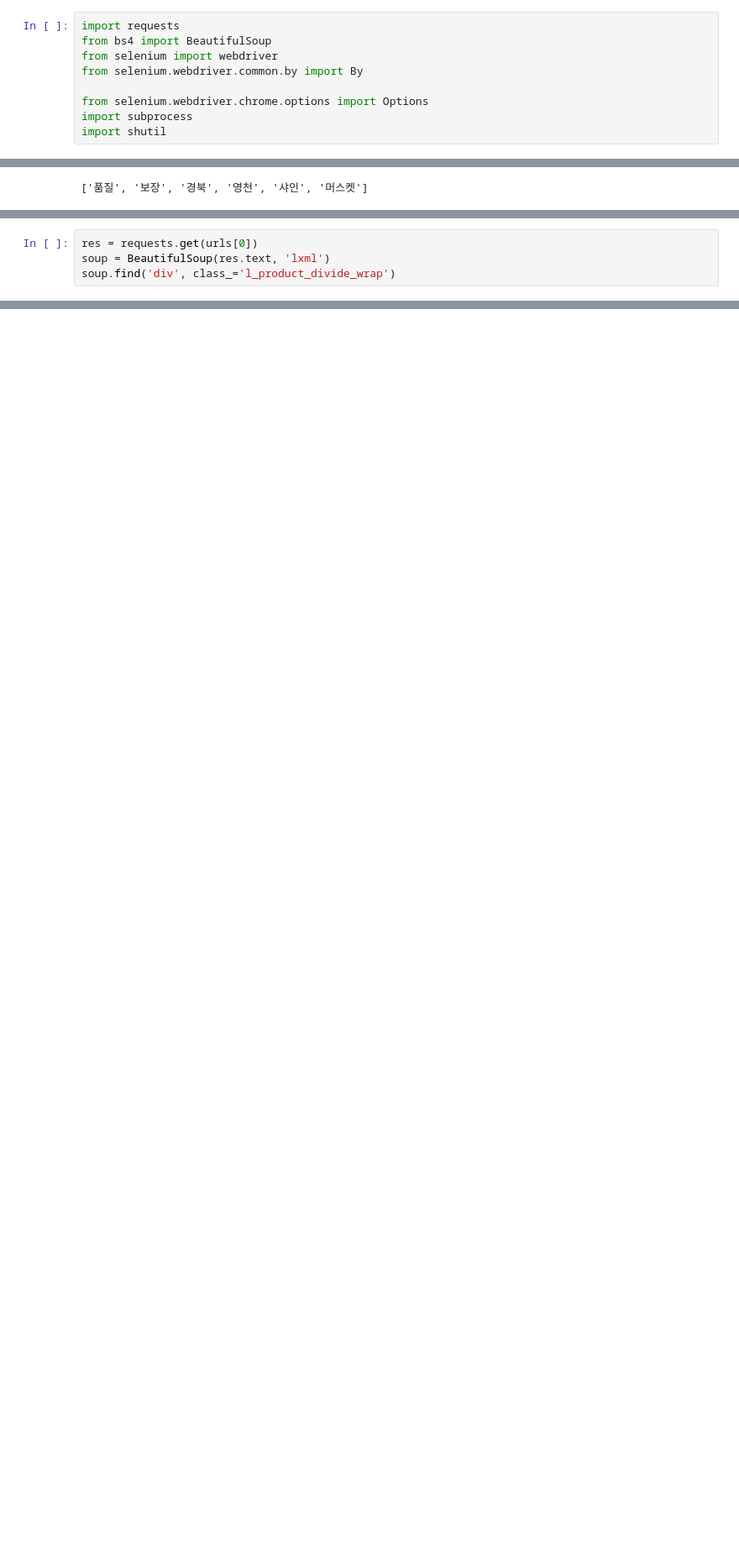
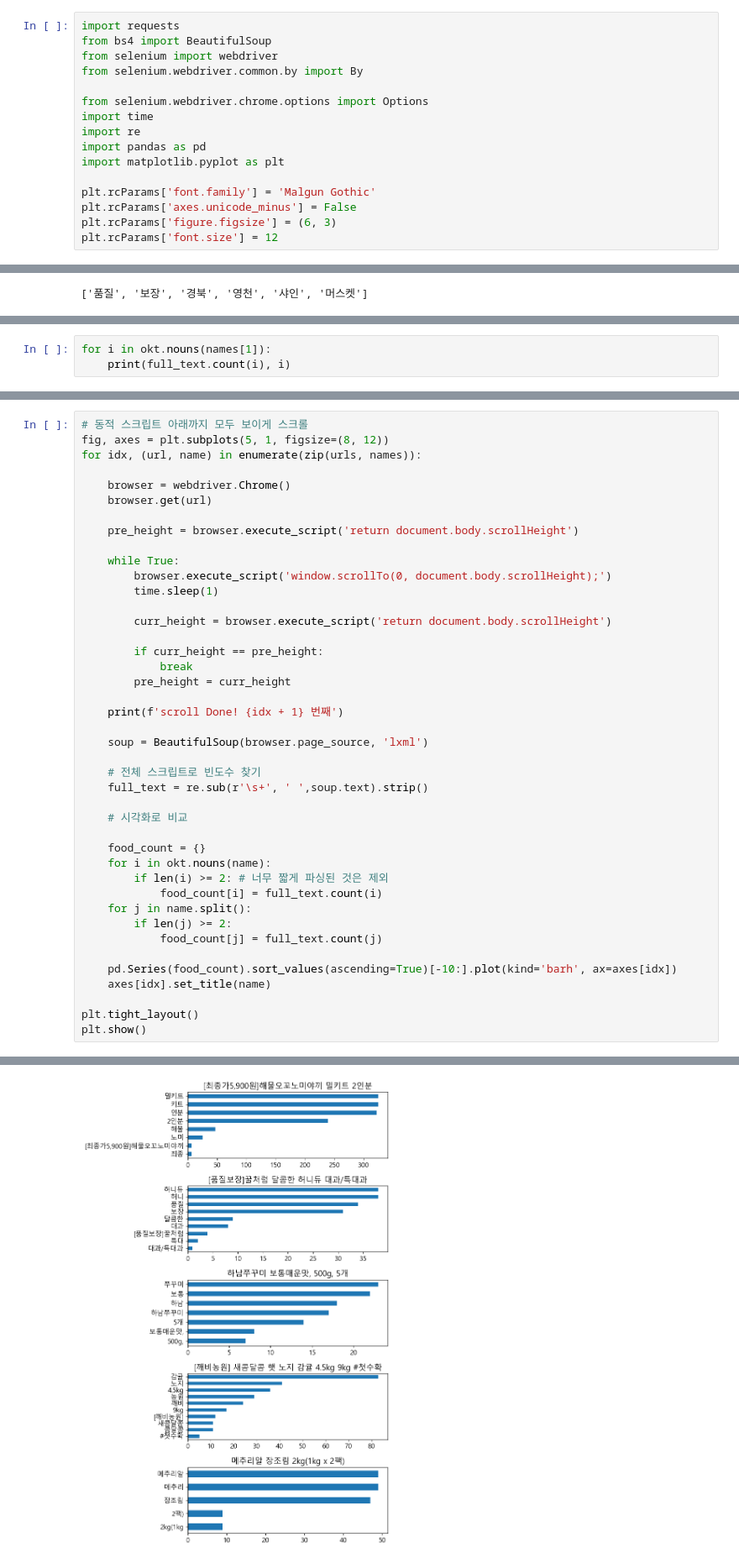
Before and after one commit to doxgxxn/auto_blog, a Jupyter notebook: blog_project copy.ipynb, the cells around one changed output, grey strips where cells are left out. Shown: that part at 84% size. Drawn from its saved outputs; the diff is of its cells as text; blank space fills up the shorter version.

Commit message:
comparison graph (barh)

```diff
--- a/blog_project copy.ipynb
+++ b/blog_project copy.ipynb
@@ -47,8 +49,15 @@ from selenium import webdriver
 from selenium.webdriver.common.by import By
 
 from selenium.webdriver.chrome.options import Options
-import subprocess
-import shutil
+import time
+import re
+import pandas as pd
+import matplotlib.pyplot as plt
+
+plt.rcParams['font.family'] = 'Malgun Gothic'
+plt.rcParams['axes.unicode_minus'] = False
+plt.rcParams['figure.figsize'] = (6, 3)
+plt.rcParams['font.size'] = 12
 # %%
 from konlpy.tag import Okt
 # %%
@@ -130,4 +114,0 @@ for i in names:
-# %%
-res = requests.get(urls[0])
-soup = BeautifulSoup(res.text, 'lxml')
-soup.find('div', class_='l_product_divide_wrap')
@@ -153,0 +115,3 @@ soup.find_all('strong')
+# %%
+for i in okt.nouns(names[1]):
+    print(full_text.count(i), i)
@@ -153,0 +124,43 @@ soup.find_all('strong')
+# %%
+# 동적 스크립트 아래까지 모두 보이게 스크롤
+fig, axes = plt.subplots(5, 1, figsize=(8, 12))
+for idx, (url, name) in enumerate(zip(urls, names)):
+
+    browser = webdriver.Chrome()
+    browser.get(url)
+
+    pre_height = browser.execute_script('return document.body.scrollHeight')
+
+    while True:
+        browser.execute_script('window.scrollTo(0, document.body.scrollHeight);')
+        time.sleep(1)
+
+        curr_height = browser.execute_script('return document.body.scrollHeight')
+
+        if curr_height == pre_height:
+            break
+        pre_height = curr_height
+
+    print(f'scroll Done! {idx + 1} 번째')
+
+    soup = BeautifulSoup(browser.page_source, 'lxml')
+
+    # 전체 스크립트로 빈도수 찾기
+    full_text = re.sub(r'\s+', ' ',soup.text).strip()
+
+    # 시각화로 비교
+
+    food_count = {}
+    for i in okt.nouns(name):
+        if len(i) >= 2: # 너무 짧게 파싱된 것은 제외
+            food_count[i] = full_text.count(i)
+    for j in name.split():
+        if len(j) >= 2:
+            food_count[j] = full_text.count(j)
+
+    pd.Series(food_count).sort_values(ascending=True)[-10:].plot(kind='barh', ax=axes[idx])
+    axes[idx].set_title(name)
+
+plt.tight_layout()
+plt.show()
+# %% [output]
@@ -153,0 +172 @@ soup.find_all('strong')
+[figure, added]
```
Also changed, not shown: parts of 18 cells of this notebook, 1 other file.
